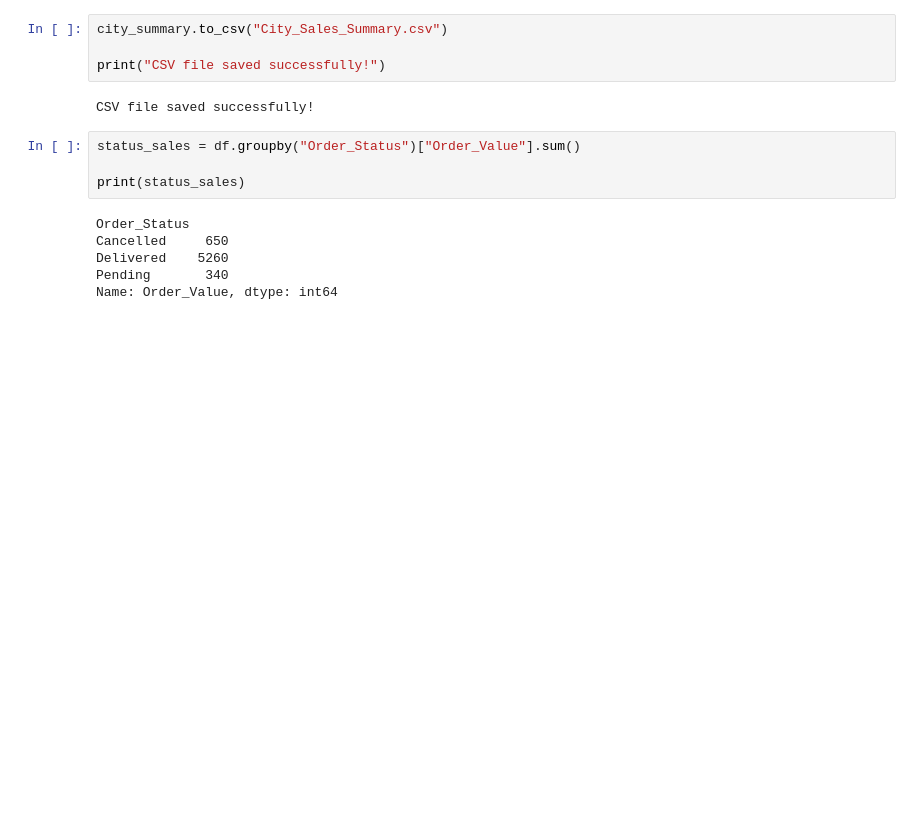
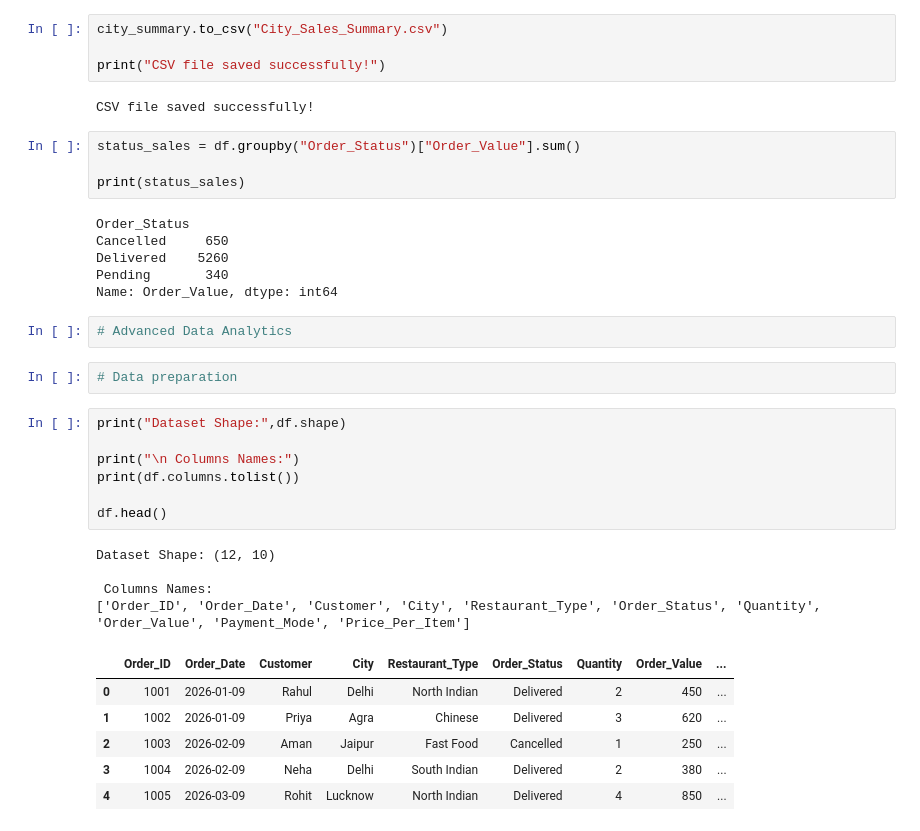
Before and after one commit to dwivedipragya2005/Food_Delivery_Sales_Analysis, a Jupyter notebook: Food_Delivery_Sales_Analysis.ipynb, the cells around one changed output. Cells and saved outputs as stored; diff of their text form; blank space fills up the shorter version.

```diff
--- a/Food_Delivery_Sales_Analysis.ipynb
+++ b/Food_Delivery_Sales_Analysis.ipynb
@@ -1632,3 +1637,25 @@ Cancelled     650
 Delivered    5260
 Pending       340
 Name: Order_Value, dtype: int64
+# %%
+# Advanced Data Analytics
+# %%
+# Data preparation
+# %%
+print("Dataset Shape:",df.shape)
+
+print("\n Columns Names:")
+print(df.columns.tolist())
+
+df.head()
+# %% [output]
+Dataset Shape: (12, 10)
+
+ Columns Names:
+['Order_ID', 'Order_Date', 'Customer', 'City', 'Restaurant_Type', 'Order_Status', 'Quantity', 'Order_Value', 'Payment_Mode', 'Price_Per_Item']
+|  | Order_ID | Order_Date | Customer | City | Restaurant_Type | Order_Status | Quantity | Order_Value | ... |
+| 0 | 1001 | 2026-01-09 | Rahul | Delhi | North Indian | Delivered | 2 | 450 | ... |
+| 1 | 1002 | 2026-01-09 | Priya | Agra | Chinese | Delivered | 3 | 620 | ... |
+| 2 | 1003 | 2026-02-09 | Aman | Jaipur | Fast Food | Cancelled | 1 | 250 | ... |
+| 3 | 1004 | 2026-02-09 | Neha | Delhi | South Indian | Delivered | 2 | 380 | ... |
+| 4 | 1005 | 2026-03-09 | Rohit | Lucknow | North Indian | Delivered | 4 | 850 | ... |
```
Also changed, not shown: parts of 30 cells of this notebook.
